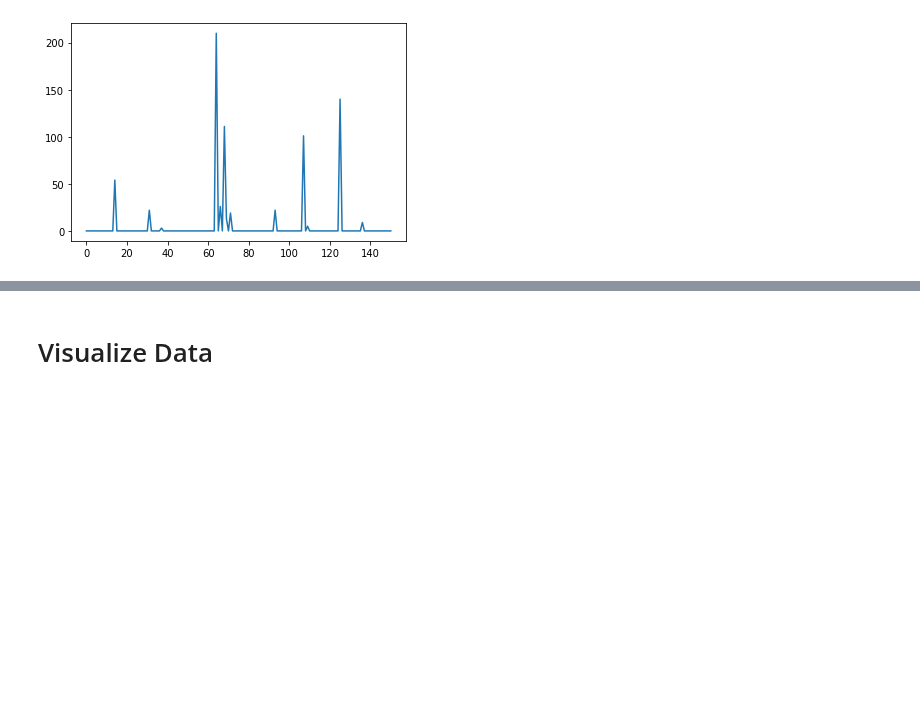
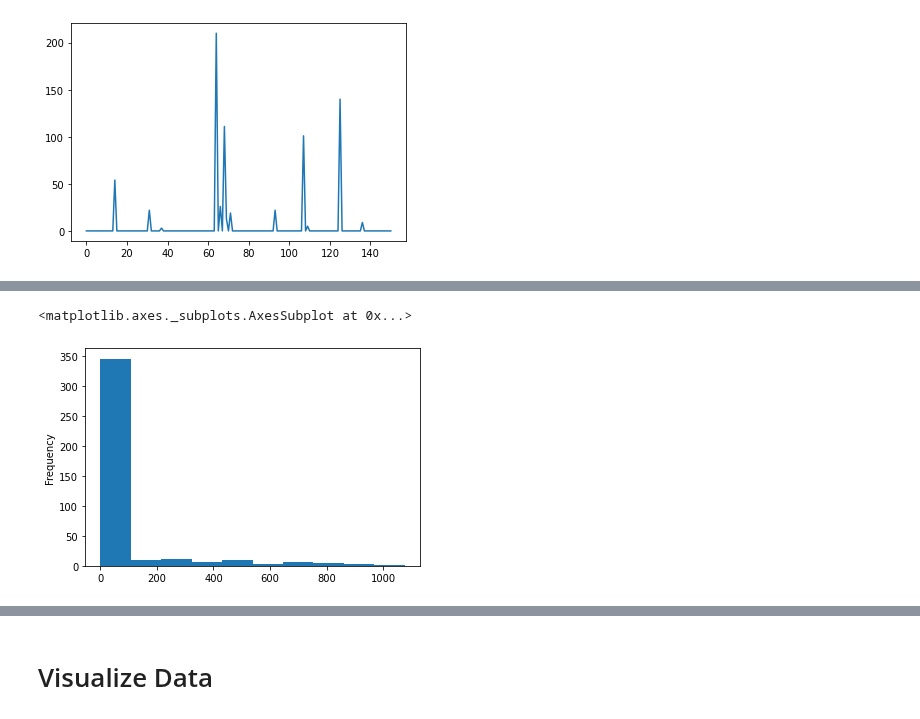
Before and after one commit to leyixu21/Semantic-Trajectory, a Jupyter notebook: clean_flickr_data.ipynb, the cells around one changed output, grey strips where cells are left out. Cells and saved outputs as stored; diff of their text form; code cells hidden in the pictures; blank space fills up the shorter version.

```diff
--- a/clean_flickr_data.ipynb
+++ b/clean_flickr_data.ipynb
@@ -332,0 +540,5 @@ tags_count.to_pickle(path+'tags_count_2014.pkl')
+# %%
+tourists_candi['interval'].plot.hist()
+# %% [output]
+<matplotlib.axes._subplots.AxesSubplot at 0x...>
+[figure, added]
```
Also changed, not shown: parts of 33 cells of this notebook.
